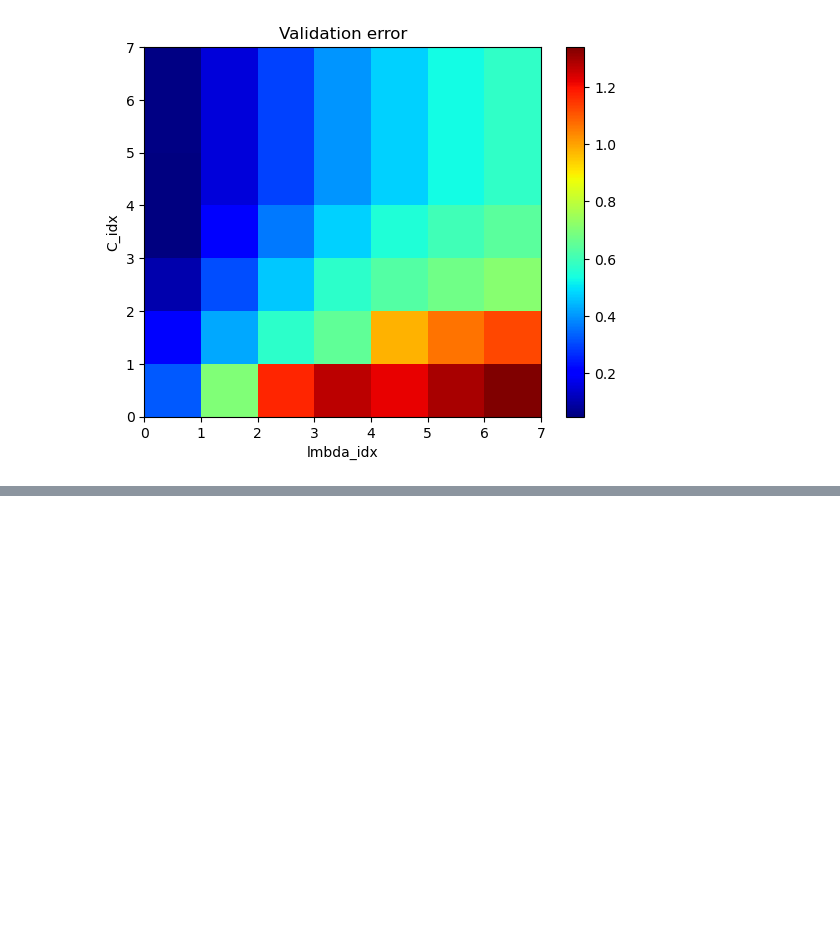
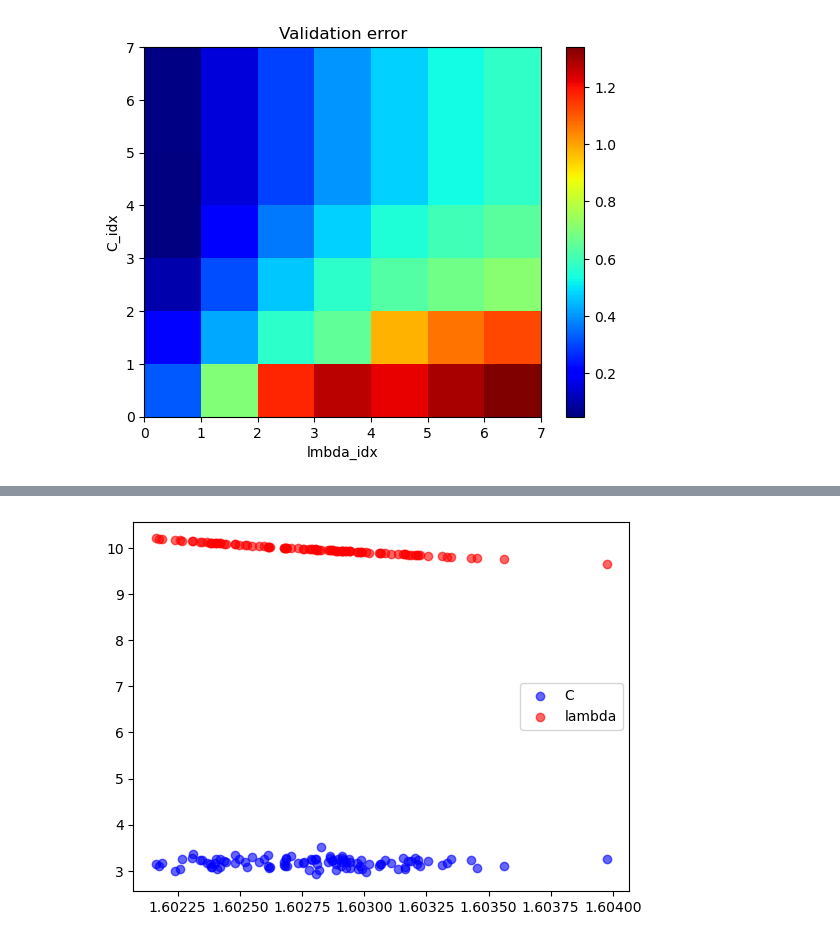
Before and after one commit to eirikbaekkelund/Applied-ML, a Jupyter notebook: cw2/Coursework_2.ipynb, the cells around one changed output, grey strips where cells are left out. Drawn from its saved outputs; the diff is of its cells as text; code cells hidden in the pictures; blank space fills up the shorter version.

```diff
--- a/cw2/Coursework_2.ipynb
+++ b/cw2/Coursework_2.ipynb
@@ -413,0 +486,3 @@ plt.title("Validation error");
+# %%
+import pandas as pd
+df = pd.DataFrame({'C' : C_list, 'lambda' : LmDa_list, 'error' : error_list})
@@ -413,0 +507,6 @@ plt.title("Validation error");
+# %%
+plt.scatter(x=df['error'],y=df['C'], color='b', label='C' , alpha=0.6)
+plt.scatter(x=df['error'],y=df['lambda'], color='r', label='lambda', alpha=0.6)
+plt.legend();
+# %% [output]
+[figure, added]
```
Also changed, not shown: parts of 7 cells of this notebook.
